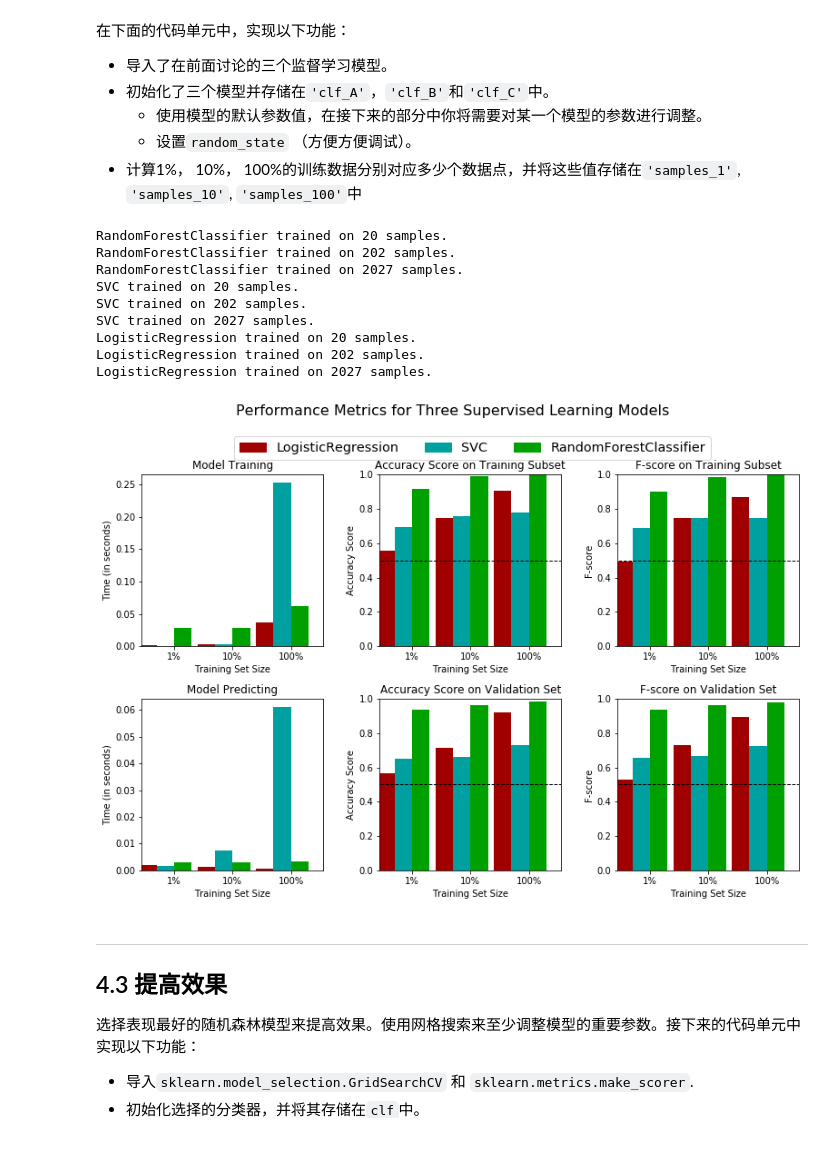
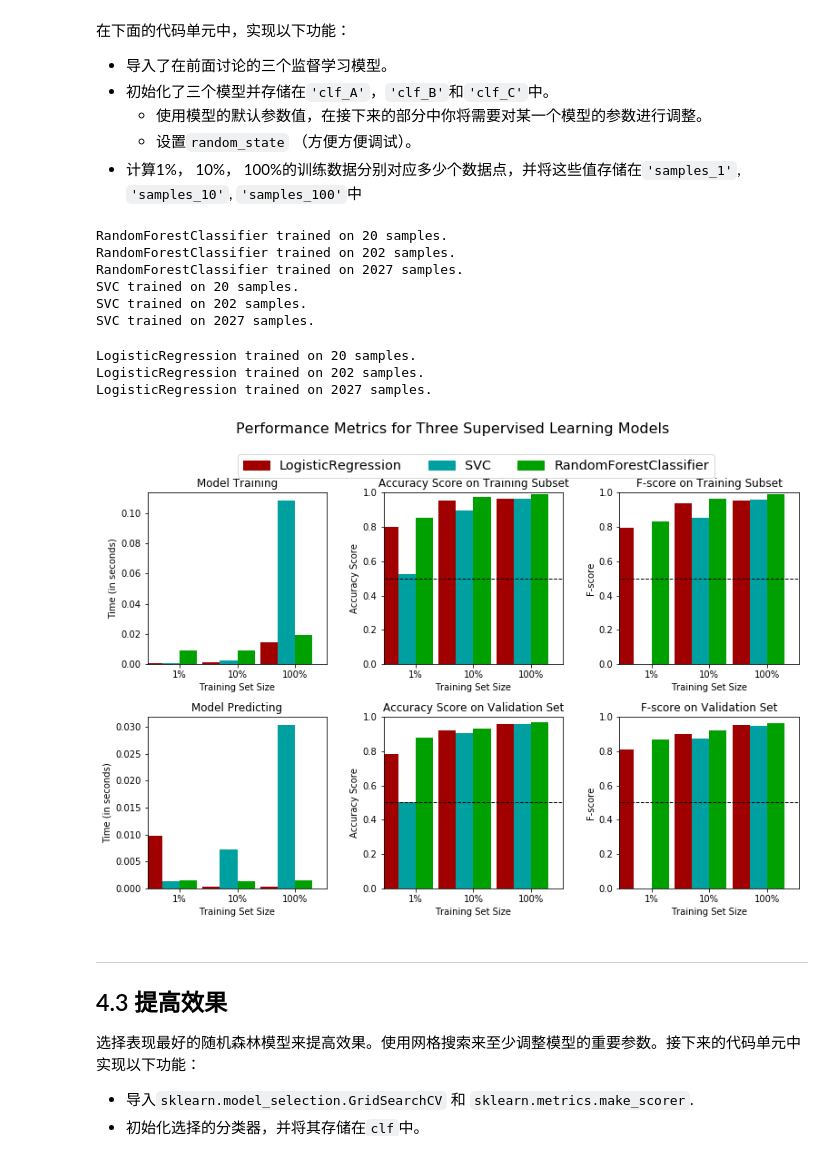
Before and after one commit to xiaofeige/udacity_homework, a Jupyter notebook: voice_gender_recognize/voice_recognize.ipynb, the cells around one changed output. Saved outputs shown, nothing was run; the diff lists cells and outputs as text; code cells hidden in the pictures.

```diff
--- a/voice_gender_recognize/voice_recognize.ipynb
+++ b/voice_gender_recognize/voice_recognize.ipynb
@@ -139,7 +226,7 @@ Testing set has 634 samples.
 # %%
 # TODO：从sklearn中导入两个评价指标 - fbeta_score和accuracy_score
 from sklearn.metrics import fbeta_score, accuracy_score
-
+from sklearn import preprocessing
 
 def train_predict(learner, sample_size, X_train, y_train, X_val, y_val):
     '''
@@ -151,6 +238,11 @@ def train_predict(learner, sample_size, X_train, y_train, X_val, y_val):
        - X_val: features validation set
        - y_val: income validation set
     '''
+
+    # 如果不是RF模型则对训练数据进行0-1标准化
+    if learner.__class__.__name__ != "RandomForestClassifier":
+        X_train = preprocessing.MinMaxScaler().fit_transform(X_train)
+        X_val = preprocessing.MinMaxScaler().fit_transform(X_val)
 
     results = {}
 
@@ -204,38 +296,38 @@ def train_predict(learner, sample_size, X_train, y_train, X_val, y_val):
 from sklearn.ensemble import RandomForestClassifier
 from sklearn.svm import SVC
 from sklearn.linear_model import LogisticRegression
 # TODO：初始化三个模型
-clf_A = RandomForestClassifier(n_estimators=10,random_state=10)
+clf_A = RandomForestClassifier(n_estimators=3,random_state=10)
 clf_B = SVC(random_state=8)
 clf_C = LogisticRegression(random_state=10)
 
 # TODO：计算1%， 10%， 100%的训练数据分别对应多少点
 n_train_records = y_train.shape[0]
 samples_1 = int(0.01 * n_train_records)
 samples_10 = int(0.1 * n_train_records)
 samples_100 = int( 1 * n_train_records)
 
 # 收集学习器的结果
 results = {}
 for clf in [clf_A, clf_B, clf_C]:
     clf_name = clf.__class__.__name__
     results[clf_name] = {}
     for i, samples in enumerate([samples_1, samples_10, samples_100]):
         results[clf_name][i] = train_predict(clf, samples, X_train, y_train, X_val, y_val)
 
 # 对选择的三个模型得到的评价结果进行可视化
 vs.evaluate(results, 0.5, 0.5)
 # %% [output]
 RandomForestClassifier trained on 20 samples.
 RandomForestClassifier trained on 202 samples.
 RandomForestClassifier trained on 2027 samples.
 SVC trained on 20 samples.
 SVC trained on 202 samples.
 SVC trained on 2027 samples.
-LogisticRegression trained on 20 samples.
-LogisticRegression trained on 202 samples.
-LogisticRegression trained on 2027 samples.
+LogisticRegression trained on 20 samples.
+LogisticRegression trained on 202 samples.
+LogisticRegression trained on 2027 samples.
-[figure, old version]
+[figure, new version]
 # %% [markdown]
 ----
 ## 4.3 提高效果
```
Also changed, not shown: parts of 11 cells of this notebook, 2 other files.
